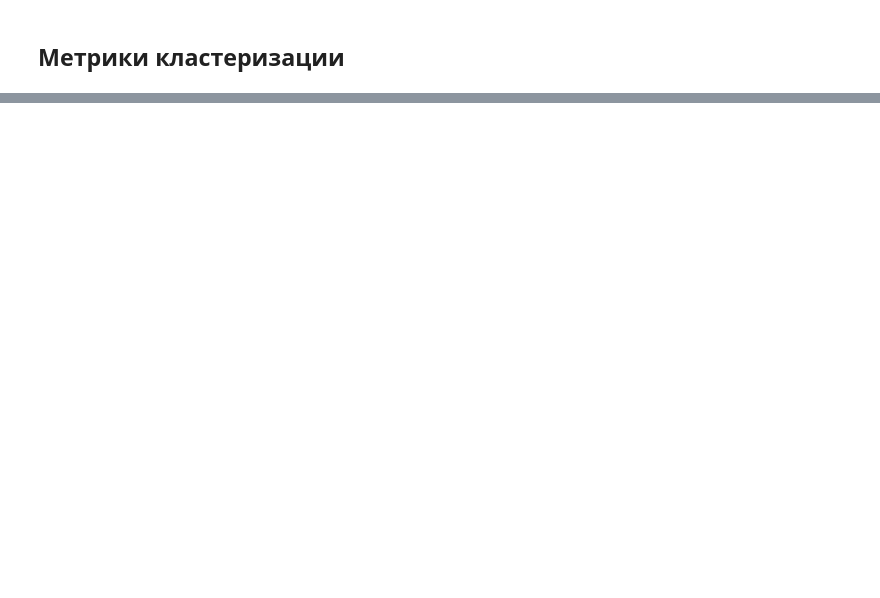
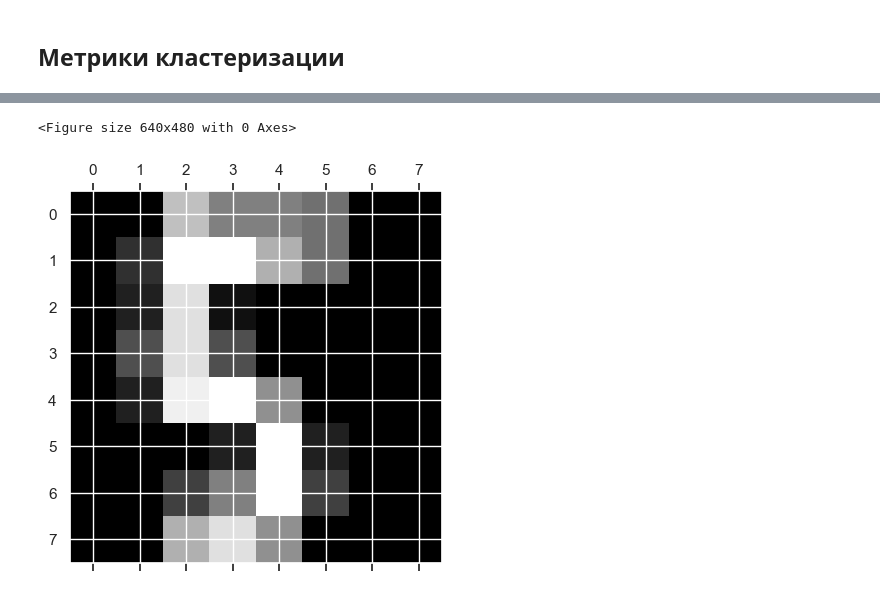
Before and after one commit to pavelgein/nsu_fit_ml_2023, a Jupyter notebook: notebooks/classes/W9-Unsupervised.ipynb, the cells around one changed output, grey strips where cells are left out. Cells and saved outputs as stored; diff of their text form; code cells hidden in the pictures; blank space fills up the shorter version.

```diff
--- a/notebooks/classes/W9-Unsupervised.ipynb
+++ b/notebooks/classes/W9-Unsupervised.ipynb
@@ -14,2 +192,13 @@
+# %%
+import matplotlib.pyplot as plt
+from sklearn.datasets import load_digits
+
+digits = load_digits()
+plt.gray()
+plt.matshow(digits.images[25])
+plt.show()
+# %% [output]
+<Figure size 640x480 with 0 Axes>
+[figure, added]
 # %% [markdown]
 ### KMeans
```
Also changed, not shown: parts of 19 cells of this notebook.
